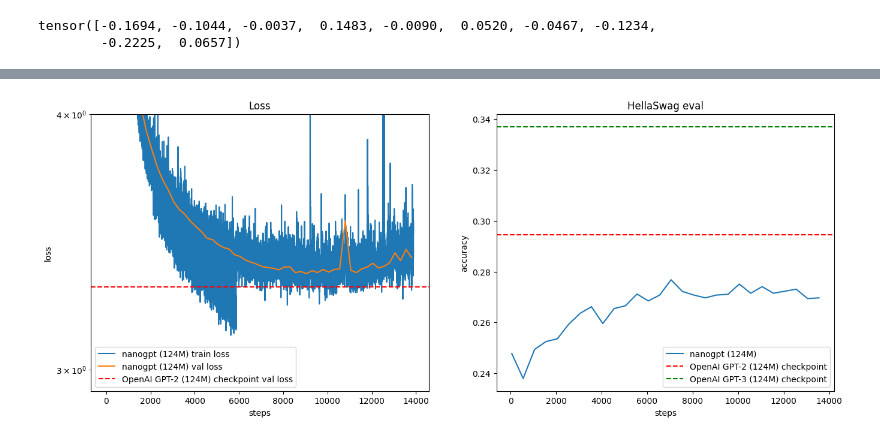
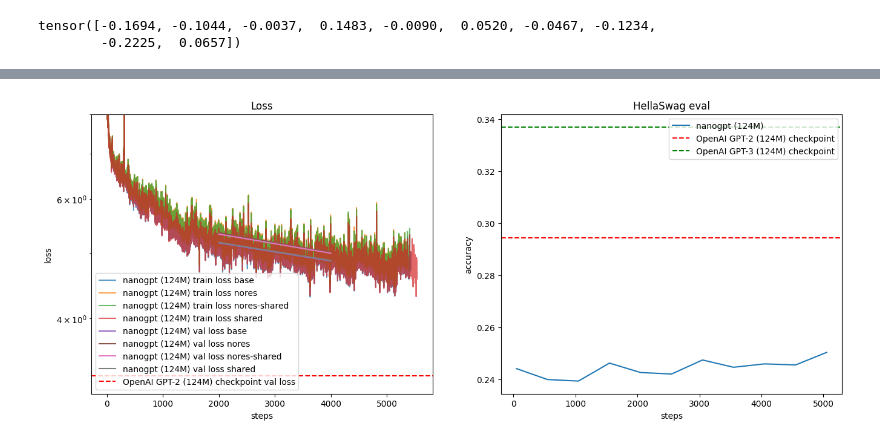
Before and after one commit to Vervious/gpt, a Jupyter notebook: play.ipynb, the cells around one changed output, grey strips where cells are left out. Saved outputs shown, nothing was run; the diff lists cells and outputs as text; code cells hidden in the pictures.

```diff
--- a/play.ipynb
+++ b/play.ipynb
@@ -191,53 +191,82 @@ hella3_baseline = { # HellaSwag for GPT-3
     "1558M": 0.547,
 }[sz]
 
-# load the log file
-with open("log/log.txt", "r") as f:
-    lines = f.readlines()
+def gen_points(filename):
+    # load the log file
+    with open(filename, "r") as f:
+        lines = f.readlines()
 
-# parse the individual lines, group by stream (train,val,hella)
-streams = {}
-for line in lines:
-    tokens = line.strip().split()
-    step, stream, val = tokens[0], tokens[1], tokens[2].replace(',','')
-    if stream not in streams:
-        streams[stream] = {}
-    streams[stream][int(step)] = float(val)
+    # parse the individual lines, group by stream (train,val,hella)
+    streams = {}
+    for line in lines:
+        tokens = line.strip().split()
+        step, stream, val = tokens[0], tokens[1], tokens[2].replace(',','')
+        if stream not in streams:
+            streams[stream] = {}
+        streams[stream][int(step)] = float(val)
 
-# convert each stream from {step: val} to (steps[], vals[])
-# so it's easier for plotting
-streams_xy = {}
-for k, v in streams.items():
-    # get all (step, val) items, sort them
-    xy = sorted(list(v.items()))
-    # unpack the list of tuples to tuple of lists
-    streams_xy[k] = list(zip(*xy))
+    # convert each stream from {step: val} to (steps[], vals[])
+    # so it's easier for plotting
+    streams_xy = {}
+    for k, v in streams.items():
+        # get all (step, val) items, sort them
+        xy = sorted(list(v.items()))
+        # unpack the list of tuples to tuple of lists
+        streams_xy[k] = list(zip(*xy))
+    return streams_xy
+
+streams_xy_nores = gen_points("log-ben/nores-log.txt")
+streams_xy_base = gen_points("log-ben/base-log.txt")
+streams_xy_nores_shared = gen_points("log-ben/nores-shared-log.txt")
+streams_xy_shared = gen_points("log-ben/shared-log.txt")
 
 # create figure
 plt.figure(figsize=(16, 6))
 
 # Panel 1: losses: both train and val
 plt.subplot(121)
-xs, ys = streams_xy["train"] # training loss
+xs, ys = streams_xy_base["train"] # training loss
 ys = np.array(ys)
-plt.plot(xs, ys, label=f'nanogpt ({sz}) train loss')
-print("Min Train Loss:", min(ys))
-xs, ys = streams_xy["val"] # validation loss
-plt.plot(xs, ys, label=f'nanogpt ({sz}) val loss')
+plt.plot(xs, ys, label=f'nanogpt ({sz}) train loss base', alpha=0.7)
+print("Min Train Loss (base):", min(ys))
+
+xs, ys = streams_xy_nores["train"] # training loss
+ys = np.array(ys)
+plt.plot(xs, ys, label=f'nanogpt ({sz}) train loss nores', alpha=0.7)
+print("Min Train Loss (nores):", min(ys))
+
+xs, ys = streams_xy_nores_shared["train"] # training loss
+ys = np.array(ys)
+plt.plot(xs, ys, label=f'nanogpt ({sz}) train loss nores-shared', alpha=0.7)
+print("Min Train Loss (nores shared):", min(ys))
+
+xs, ys = streams_xy_shared["train"] # training loss
+ys = np.array(ys)
+plt.plot(xs, ys, label=f'nanogpt ({sz}) train loss shared', alpha=0.7)
+print("Min Train Loss (shared):", min(ys))
+
+xs, ys = streams_xy_base["val"] # validation loss
+plt.plot(xs, ys, label=f'nanogpt ({sz}) val loss base')
+xs, ys = streams_xy_nores["val"] # validation loss
+plt.plot(xs, ys, label=f'nanogpt ({sz}) val loss nores')
+xs, ys = streams_xy_nores_shared["val"] # validation loss
+plt.plot(xs, ys, label=f'nanogpt ({sz}) val loss nores-shared')
+xs, ys = streams_xy_shared["val"] # validation loss
+plt.plot(xs, ys, label=f'nanogpt ({sz}) val loss shared')
 # horizontal line at GPT-2 baseline
 if loss_baseline is not None:
     plt.axhline(y=loss_baseline, color='r', linestyle='--', label=f"OpenAI GPT-2 ({sz}) checkpoint val loss")
 plt.xlabel("steps")
 plt.ylabel("loss")
 plt.yscale('log')
-plt.ylim(top=4.0)
+plt.ylim(top=8.0)
 plt.legend()
 plt.title("Loss")
 print("Min Validation Loss:", min(ys))
 
 # Panel 2: HellaSwag eval
 plt.subplot(122)
-xs, ys = streams_xy["hellaswag"] # HellaSwag eval
+xs, ys = streams_xy_base["hellaswag"] # HellaSwag eval
 ys = np.array(ys)
 plt.plot(xs, ys, label=f"nanogpt ({sz})")
 # horizontal line at GPT-2 baseline
@@ -257 +289 @@ Max Hellaswag eval: 0.2768
-[figure, old version]
+[figure, new version]
```
Also changed, not shown: parts of 1 cell of this notebook, 1 other file.
